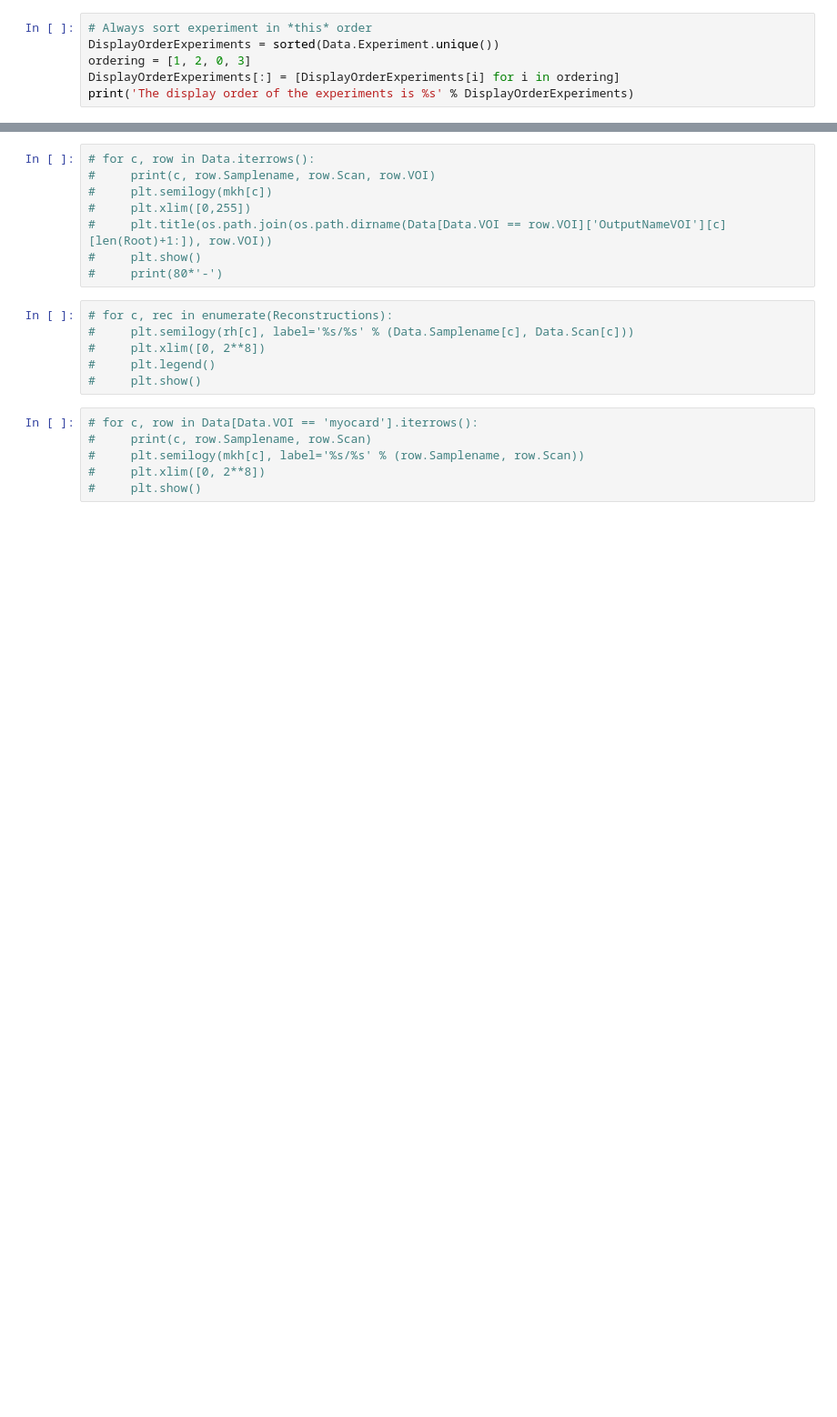
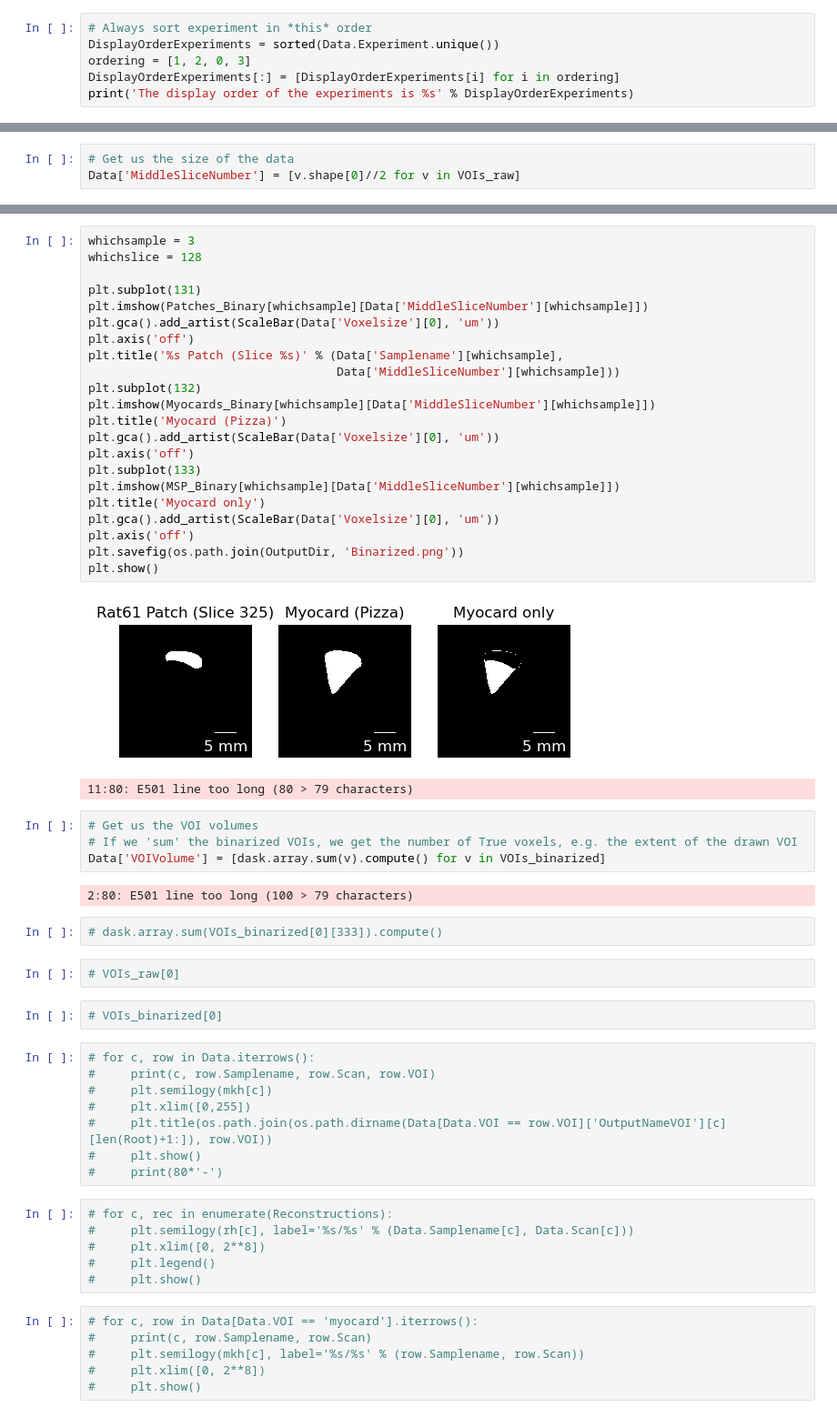
Before and after one commit to habi/heart-neoangiogenesis, a Jupyter notebook: SubMyocardAnalysis.ipynb, the cells around one changed output, grey strips where cells are left out. Shown at 91% size. Cells and saved outputs as stored; diff of their text form; blank space fills up the shorter version.

```diff
--- a/SubMyocardAnalysis.ipynb
+++ b/SubMyocardAnalysis.ipynb
@@ -436,0 +673,3 @@ Compute *all* histograms we might need later
+# %%
+# Get us the size of the data
+Data['MiddleSliceNumber'] = [v.shape[0]//2 for v in VOIs_raw]
@@ -437,3 +681,40 @@ Compute *all* histograms we might need later
+# %%
+whichsample = 3
+whichslice = 128
+
+plt.subplot(131)
+plt.imshow(Patches_Binary[whichsample][Data['MiddleSliceNumber'][whichsample]])
+plt.gca().add_artist(ScaleBar(Data['Voxelsize'][0], 'um'))
+plt.axis('off')
+plt.title('%s Patch (Slice %s)' % (Data['Samplename'][whichsample],
+                                   Data['MiddleSliceNumber'][whichsample]))
+plt.subplot(132)
+plt.imshow(Myocards_Binary[whichsample][Data['MiddleSliceNumber'][whichsample]])
+plt.title('Myocard (Pizza)')
+plt.gca().add_artist(ScaleBar(Data['Voxelsize'][0], 'um'))
+plt.axis('off')
+plt.subplot(133)
+plt.imshow(MSP_Binary[whichsample][Data['MiddleSliceNumber'][whichsample]])
+plt.title('Myocard only')
+plt.gca().add_artist(ScaleBar(Data['Voxelsize'][0], 'um'))
+plt.axis('off')
+plt.savefig(os.path.join(OutputDir, 'Binarized.png'))
+plt.show()
+# %% [output]
+[figure, added]
+11:80: E501 line too long (80 > 79 characters)
+# %%
+# Get us the VOI volumes
+# If we 'sum' the binarized VOIs, we get the number of True voxels, e.g. the extent of the drawn VOI
+Data['VOIVolume'] = [dask.array.sum(v).compute() for v in VOIs_binarized]
+# %% [output]
+2:80: E501 line too long (100 > 79 characters)
+# %%
+# dask.array.sum(VOIs_binarized[0][333]).compute()
+# %%
+# VOIs_raw[0]
+# %%
+# VOIs_binarized[0]
 # %%
 # for c, row in Data.iterrows():
 #     print(c, row.Samplename, row.Scan, row.VOI)
```
Also changed, not shown: parts of 99 cells of this notebook.
